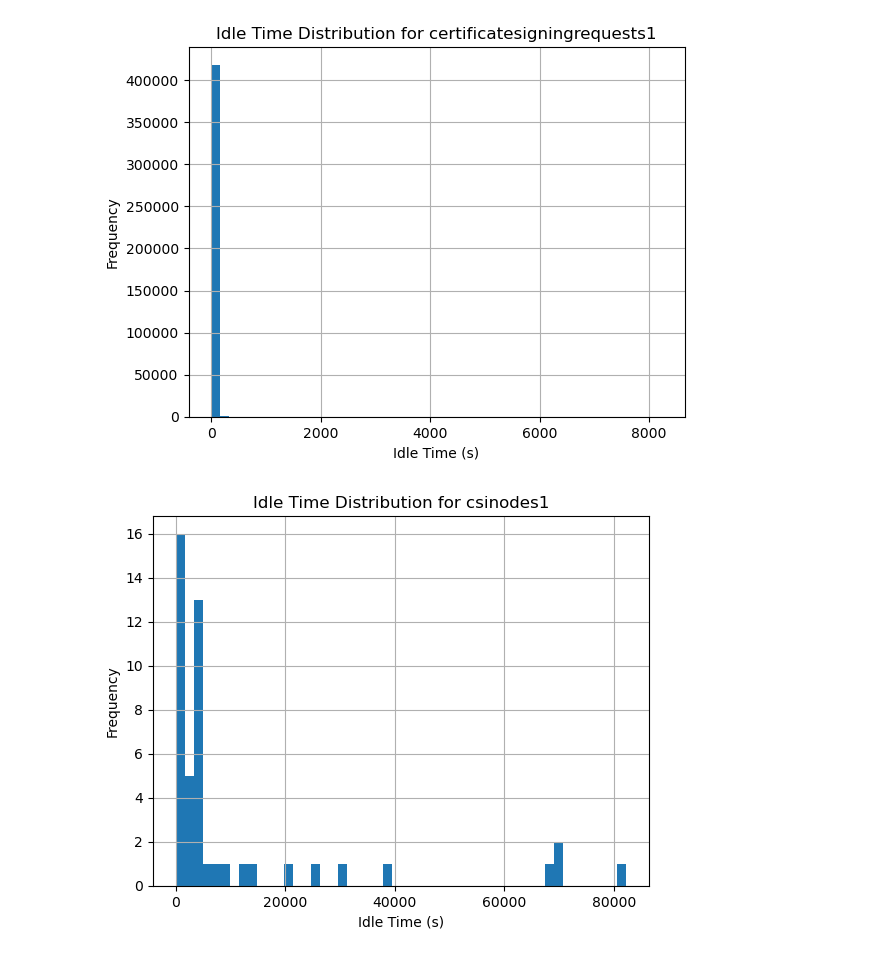
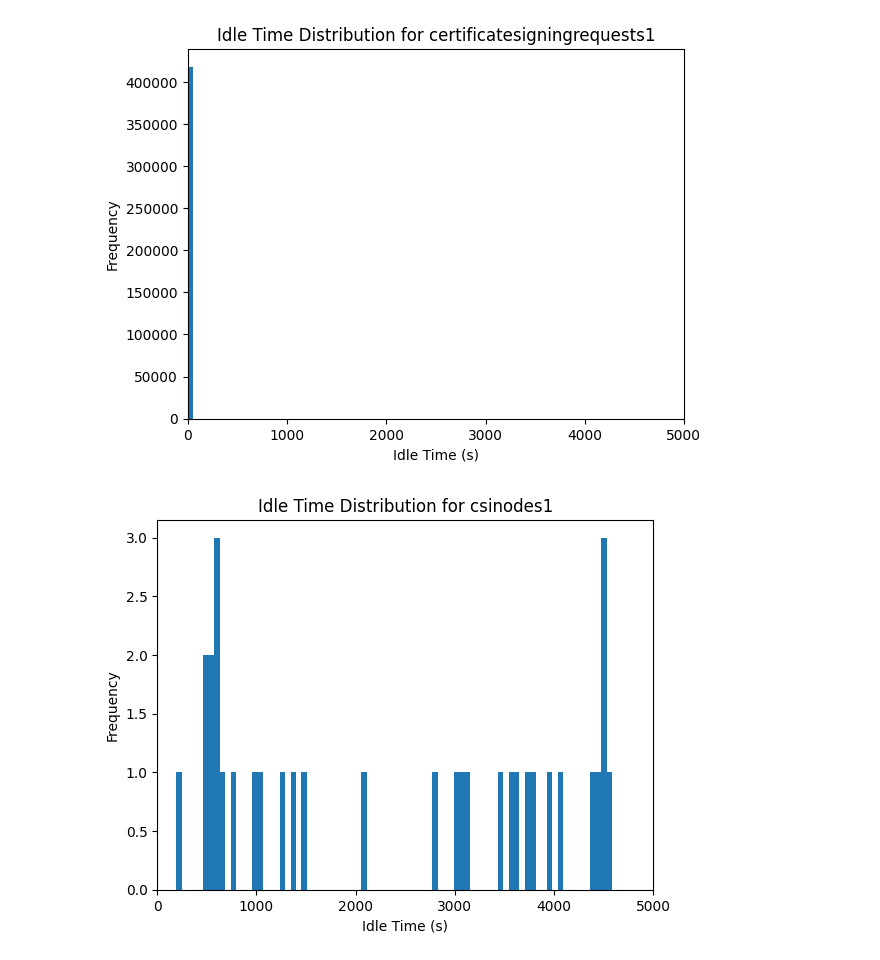
Before and after one commit to yi-ge-dian/scaler, a Jupyter notebook: data/data_training/analysis.ipynb, the cells around one changed output. Drawn from its saved outputs; the diff is of its cells as text; code cells hidden in the pictures.

```diff
--- a/data/data_training/analysis.ipynb
+++ b/data/data_training/analysis.ipynb
@@ -2,10 +2,11 @@
 import pandas as pd
 import os
 data = ['dataSet_1','dataSet_2','dataSet_3','function_smoke_test']
-requests = pd.read_json(os.path.join(data[3],'requests'),lines=True)
-metas = pd.read_json(os.path.join(data[3],'metas'),lines=True)
+requests = pd.read_json(os.path.join(data[0],'requests'),lines=True)
+metas = pd.read_json(os.path.join(data[0],'metas'),lines=True)
 # %%
 requests['endTime'] = requests['startTime'] + requests['durationsInMs']
+start_time = requests['startTime'].min()
 requests = requests.sort_values(by=['metaKey', 'startTime'])
 def calculate_idle_time(group):
     group = group.sort_values(by='endTime')
@@ -14,6 +15,6 @@ def calculate_idle_time(group):
     return group
 
 requests = requests.groupby('metaKey').apply(calculate_idle_time)
-requests['idle_time'] = requests['idle_time'].fillna(0)
+requests['idle_time'] = requests.apply(lambda row:row['startTime']-start_time if pd.isnull(row['idle_time']) else row['idle_time'],axis=1)
 requests.loc[requests['idle_time'] < 0, 'idle_time'] = 0
 requests['idle_time_in_sec'] = requests['idle_time'] /1000
@@ -20,7 +39,17 @@ requests['idle_time_in_sec'] = requests['idle_time'] /1000
 # %%
-idle_time_stats = requests.groupby(level='metaKey')['idle_time_in_sec'].describe()
+idle_time_stats = requests.groupby(level='metaKey')['idle_time'].describe()
 idle_time_stats_filtered = idle_time_stats[idle_time_stats['count'] > 10]
 metas = metas.rename(columns={'key': 'metaKey'})
 merged = metas.merge(idle_time_stats_filtered, on='metaKey', how='inner')
+
+
+
+filtered = merged[['metaKey','25%','50%','75%']]
+filtered = filtered.merge(requests.groupby(level='metaKey')['idle_time'].apply(calculate_cv),on='metaKey',how='inner')
+# filtered['cv'] = requests.groupby(level='metaKey')['idle_time_in_sec'].apply(calculate_cv)
+filtered = filtered.rename(columns={'idle_time':'cv'})
+filtered
 merged
+# write to csv,mode:append
+# filtered.to_csv('idle_time_stats.csv',mode='a',header=False,index=False)
 # %% [output]
@@ -44,21 +62,25 @@ merged
 # %%
 import matplotlib.pyplot as plt
 
 # 获取所有唯一的metaKeys
 meta_keys = requests['metaKey'].unique()
 
 # 为每个metaKey创建一个直方图
 for key in meta_keys:
     # 过滤掉请求次数小于10的metaKey
     if idle_time_stats.loc[key]['count'] < 10:
         continue
-    requests[requests['metaKey'] == key]['idle_time_in_sec'].hist(bins=50)
+    #直方图，横坐标用log显示
+    plt.hist(requests.loc[key]['idle_time_in_sec'],bins=10000,log=False)
+
+
 
     plt.title(f'Idle Time Distribution for {key}')
+    plt.xlim(0,5000)
     plt.xlabel('Idle Time (s)')
     plt.ylabel('Frequency')
 
     plt.show()
 # %% [output]
-[figure, old version]
+[figure, new version]
-[figure, old version]
+[figure, new version]
```
Also changed, not shown: parts of 3 cells of this notebook.
